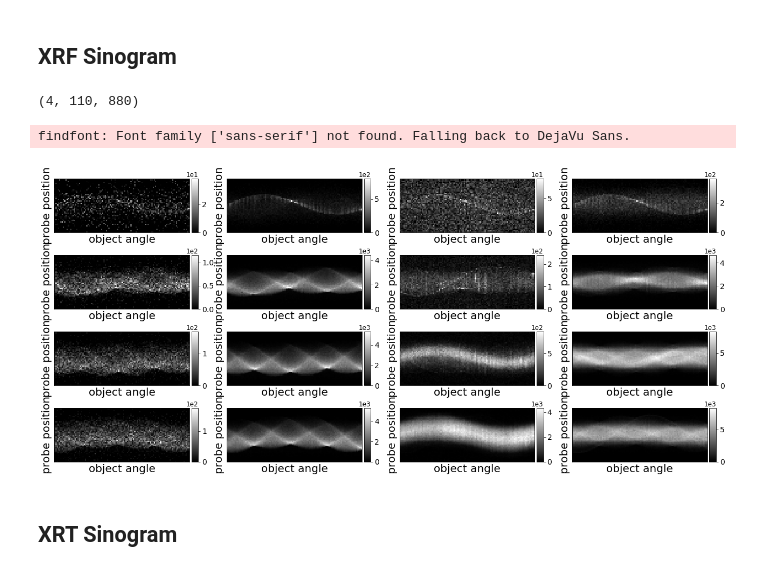
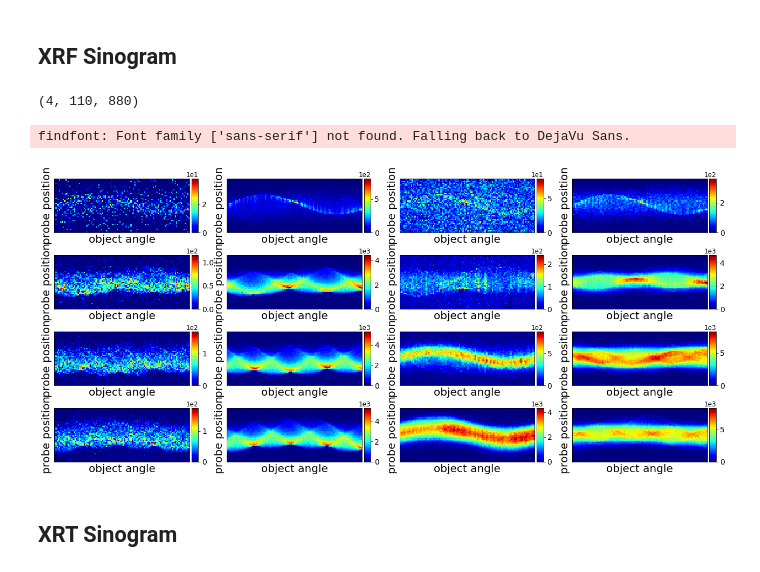
Before and after one commit to hpphappy/XRF_tomography, a Jupyter notebook: 3D/recon_plot_realData.ipynb, the cells around one changed output. Cells and saved outputs as stored; diff of their text form; code cells hidden in the pictures.

```diff
--- a/3D/recon_plot_realData.ipynb
+++ b/3D/recon_plot_realData.ipynb
@@ -103,35 +105,35 @@ gs6 = gridspec.GridSpec(nrows=len(layer_idx_ls), ncols=n_elements)
 for i_element in range(n_elements):
     max_XRF_data_this_line = 0.
     for idx, layer_idx in enumerate(layer_idx_ls):
         probe_pos_st = sample_size_n * layer_idx
         probe_pos_end = sample_size_n * (layer_idx + 1)
         XRF_data_ds = np.zeros(XRF_data[0, ::n_theta_ds_factor, probe_pos_st:probe_pos_end].shape)
         line_idx_ls = line_idx_all_elements_ls[i_element]
         for line_idx in line_idx_ls:
             XRF_data_ds += XRF_data[line_idx, ::n_theta_ds_factor, probe_pos_st:probe_pos_end]
         XRF_data_ds = np.transpose(XRF_data_ds, (1,0))
         max_XRF_data_this_line = np.max(np.array([max_XRF_data_this_line, np.max(XRF_data_ds)]))
         fig6_ax1 = fig6.add_subplot(gs6[idx, i_element])
-        pos = fig6_ax1.imshow(XRF_data_ds, cmap='gray', vmin=0, vmax= max_XRF_data_this_line, extent=[0, XRF_data_ds.shape[1], probe_pos_end-probe_pos_st, 0], origin='lower')
+        pos = fig6_ax1.imshow(XRF_data_ds, cmap='jet', vmin=0, vmax= max_XRF_data_this_line, extent=[0, XRF_data_ds.shape[1], probe_pos_end-probe_pos_st, 0], origin='lower')
         plt.setp(fig6_ax1.get_xticklabels(), visible=False)
         plt.setp(fig6_ax1.get_yticklabels(), visible=False)
         fig6_ax1.tick_params(axis='both', which='both', length=0)
 #         fig6_ax1.axis('off')
         divider = make_axes_locatable(fig6_ax1)
         cax = divider.append_axes("right", size="5%", pad=0.05)
 #         ticks = np.arange(0, 12000, 2000)
 #         cbar = fig6.colorbar(pos, cax=cax, ticks=ticks)
         cbar = fig6.colorbar(pos, cax=cax)
         cbar.ax.tick_params(labelsize=14)
         cbar.formatter.set_powerlimits((0, 0))
         fig6_ax1.set_ylabel("probe position", fontsize=20)
         fig6_ax1.set_xlabel("object angle", fontsize=20)
     # cbar.ax.set_title('XRF signal', size='14')
 plt.savefig('XRF_sinogram.pdf', format='pdf', dpi=600)
 # %% [output]
 (4, 110, 880)
 findfont: Font family ['sans-serif'] not found. Falling back to DejaVu Sans.
-[figure, old version]
+[figure, new version]
 # %% [markdown]
 ## XRT Sinogram
 # %%
```
Also changed, not shown: parts of 1 cell of this notebook, 5 other files.
